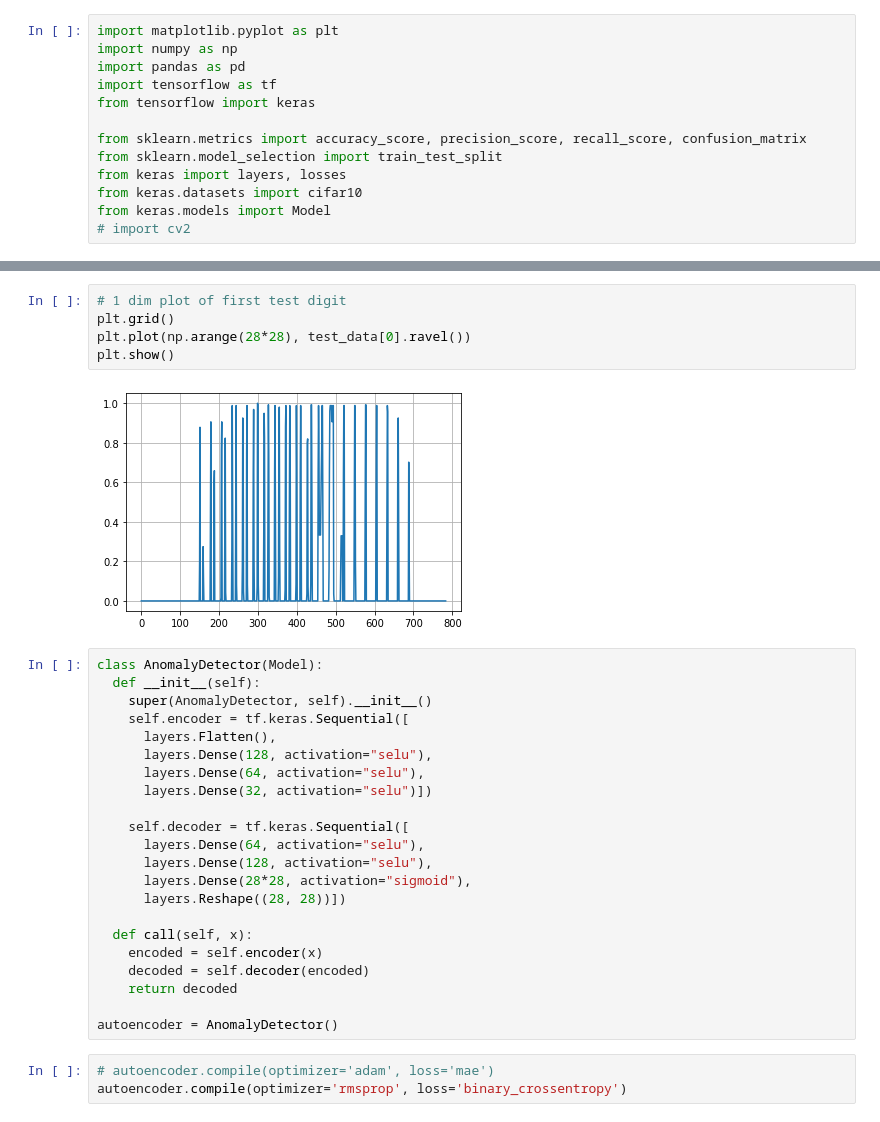
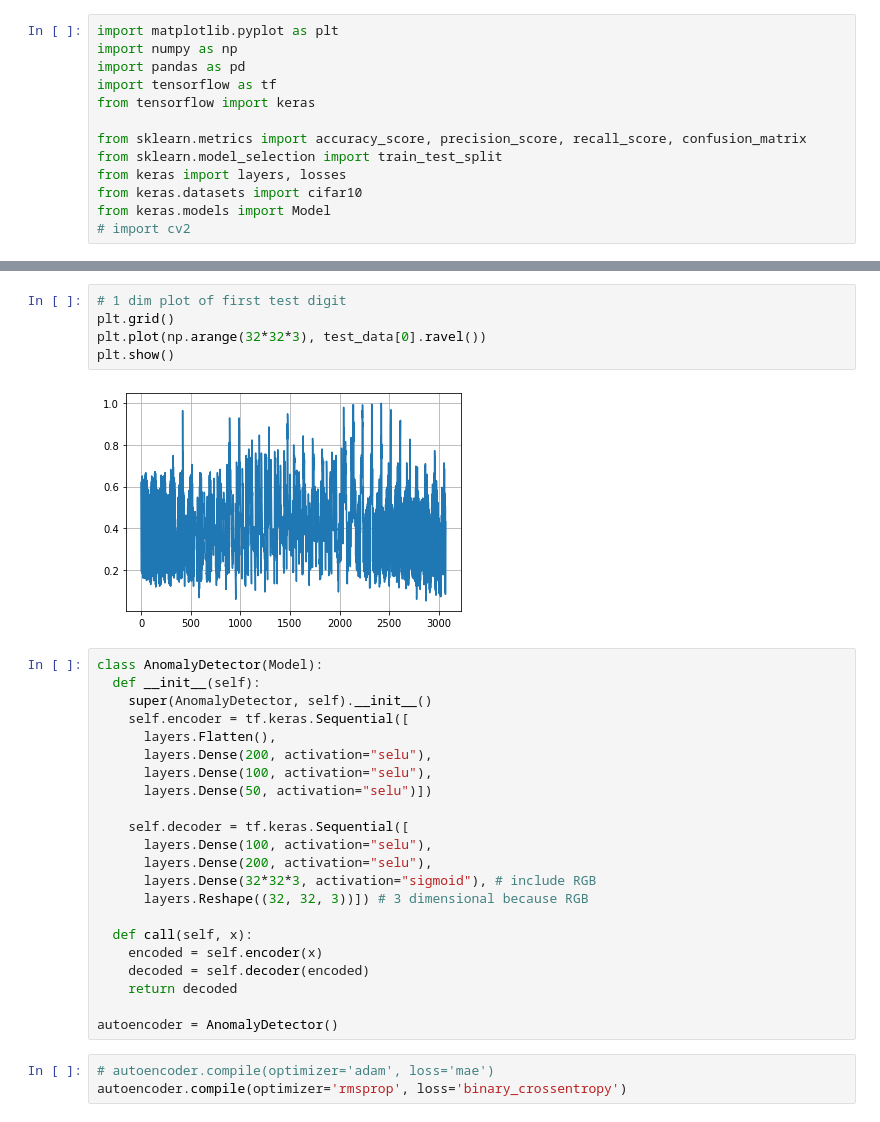
Before and after one commit to mjhoover1/autoencoders, a Jupyter notebook: CIFAR_10/AE/AE_CIFAR10.ipynb, the cells around one changed output, grey strips where cells are left out. Drawn from its saved outputs; the diff is of its cells as text.

```diff
--- a/CIFAR_10/AE/AE_CIFAR10.ipynb
+++ b/CIFAR_10/AE/AE_CIFAR10.ipynb
@@ -86,25 +85,25 @@ plt.show()
 # %%
 # 1 dim plot of first test digit
 plt.grid()
-plt.plot(np.arange(28*28), test_data[0].ravel())
+plt.plot(np.arange(32*32*3), test_data[0].ravel())
 plt.show()
 # %% [output]
-[figure, old version]
+[figure, new version]
 # %%
 class AnomalyDetector(Model):
   def __init__(self):
     super(AnomalyDetector, self).__init__()
     self.encoder = tf.keras.Sequential([
       layers.Flatten(),
-      layers.Dense(128, activation="selu"),
-      layers.Dense(64, activation="selu"),
-      layers.Dense(32, activation="selu")])
+      layers.Dense(200, activation="selu"),
+      layers.Dense(100, activation="selu"),
+      layers.Dense(50, activation="selu")])
 
     self.decoder = tf.keras.Sequential([
-      layers.Dense(64, activation="selu"),
-      layers.Dense(128, activation="selu"),
-      layers.Dense(28*28, activation="sigmoid"),
-      layers.Reshape((28, 28))])
+      layers.Dense(100, activation="selu"),
+      layers.Dense(200, activation="selu"),
+      layers.Dense(32*32*3, activation="sigmoid"), # include RGB
+      layers.Reshape((32, 32, 3))]) # 3 dimensional because RGB
 
   def call(self, x):
     encoded = self.encoder(x)
```
Also changed, not shown: parts of 25 cells of this notebook.
